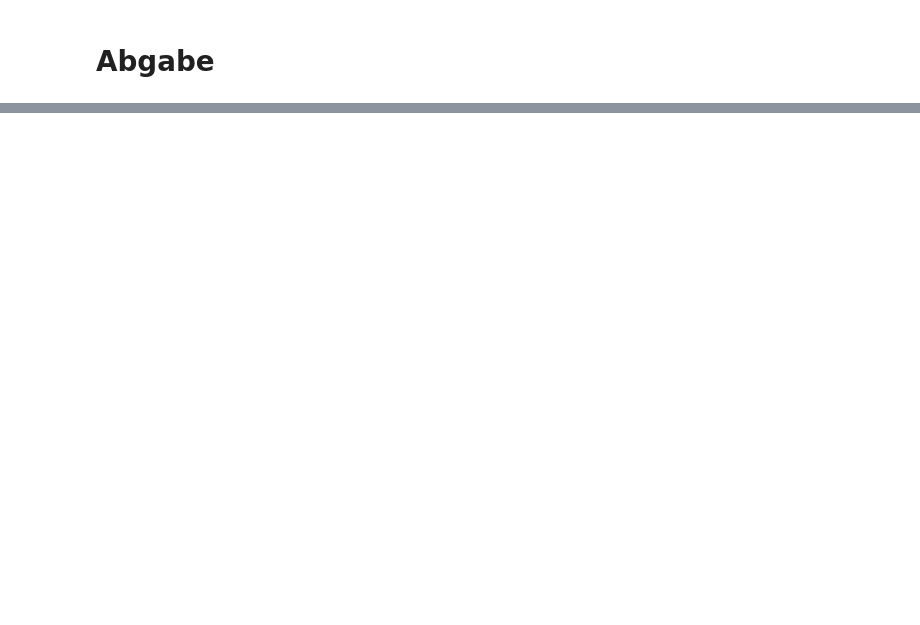
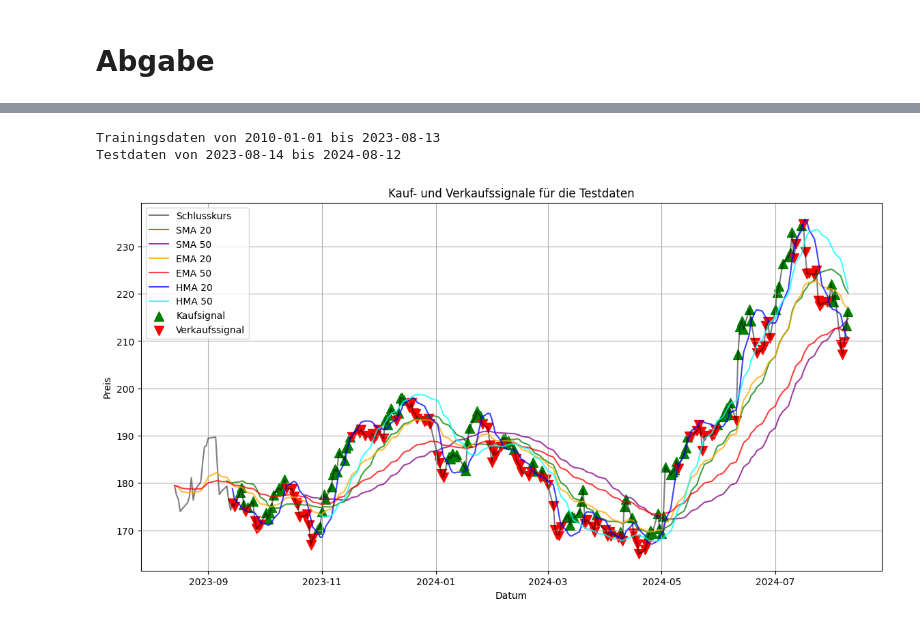
Before and after one commit to KD-Studies/Algorithmischer-Handel, a Jupyter notebook: mfws422_darcan_kuersat_studienarbeit.ipynb, the cells around one changed output, grey strips where cells are left out. Saved outputs shown, nothing was run; the diff lists cells and outputs as text; code cells hidden in the pictures; blank space fills up the shorter version.

```diff
--- a/mfws422_darcan_kuersat_studienarbeit.ipynb
+++ b/mfws422_darcan_kuersat_studienarbeit.ipynb
@@ -105,0 +57,4 @@ SyntaxError: unterminated string literal (detected at line 69) (771179976.py, li
+# %%
+# Datenbereinigung
+stock_data = stock_data.dropna().copy()  # Entfernen fehlender Werte und Kopie erstellen
+print(stock_data.isna().sum())  # Überprüfen auf fehlende Werte
@@ -105,0 +90,57 @@ SyntaxError: unterminated string literal (detected at line 69) (771179976.py, li
+# %%
+# Zeitrahmen definieren
+end_train_date = datetime.now() - timedelta(days=365)
+start_train_date = "2010-01-01"  # Anfang des Zeitraums, ab dem wir trainieren
+
+# Trainingsdaten
+train_data = stock_data[(stock_data.index >= start_train_date) & (stock_data.index < end_train_date.strftime('%Y-%m-%d'))].copy()
+
+# Testdaten
+start_test_date = end_train_date + timedelta(days=1)
+end_test_date = datetime.now()
+test_data = stock_data[(stock_data.index >= start_test_date.strftime('%Y-%m-%d')) & (stock_data.index <= end_test_date.strftime('%Y-%m-%d'))].copy()
+
+print(f"Trainingsdaten von {start_train_date} bis {end_train_date.strftime('%Y-%m-%d')}")
+print(f"Testdaten von {start_test_date.strftime('%Y-%m-%d')} bis {end_test_date.strftime('%Y-%m-%d')}")
+# %% [output]
+Trainingsdaten von 2010-01-01 bis 2023-08-13
+Testdaten von 2023-08-14 bis 2024-08-12
+# %%
+def generate_signals(data):
+    data = data.copy()  # Sicherstellen, dass wir mit einer Kopie arbeiten
+    data['Signal'] = 0
+    # Kauf- und Verkaufssignale basierend auf HMA
+    buy_signal_condition = (data['Close'] > data['HMA_20'])
+    sell_signal_condition = (data['Close'] < data['HMA_20'])
+    data.loc[buy_signal_condition, 'Signal'] = 1
+    data.loc[sell_signal_condition, 'Signal'] = -1
+    return data
+
+# Berechnung und Signalgenerierung
+train_data = calculate_moving_averages(train_data)
+train_data = generate_signals(train_data)
+test_data = calculate_moving_averages(test_data)
+test_data = generate_signals(test_data)
+
+def plot_signals(data, title):
+    plt.figure(figsize=(14, 7))
+    plt.plot(data.index, data['Close'], label='Schlusskurs', color='black', alpha=0.5)
+    plt.plot(data.index, data['SMA_20'], label='SMA 20', color='green', alpha=0.75)
+    plt.plot(data.index, data['SMA_50'], label='SMA 50', color='purple', alpha=0.75)
+    plt.plot(data.index, data['EMA_20'], label='EMA 20', color='orange', alpha=0.75)
+    plt.plot(data.index, data['EMA_50'], label='EMA 50', color='red', alpha=0.75)
+    plt.plot(data.index, data['HMA_20'], label='HMA 20', color='blue', alpha=0.75)
+    plt.plot(data.index, data['HMA_50'], label='HMA 50', color='cyan', alpha=0.75)
+    plt.scatter(data.index[data['Signal'] == 1], data['Close'][data['Signal'] == 1], marker='^', color='green', s=100, label='Kaufsignal')
+    plt.scatter(data.index[data['Signal'] == -1], data['Close'][data['Signal'] == -1], marker='v', color='red', s=100, label='Verkaufssignal')
+    plt.title(title)
+    plt.xlabel('Datum')
+    plt.ylabel('Preis')
+    plt.legend()
+    plt.grid()
+    plt.show()
+
+# Plotten der Signale für Testdaten
+plot_signals(test_data, 'Kauf- und Verkaufssignale für die Testdaten')
+# %% [output]
+[figure, added]
```
Also changed, not shown: parts of 4 cells of this notebook.
